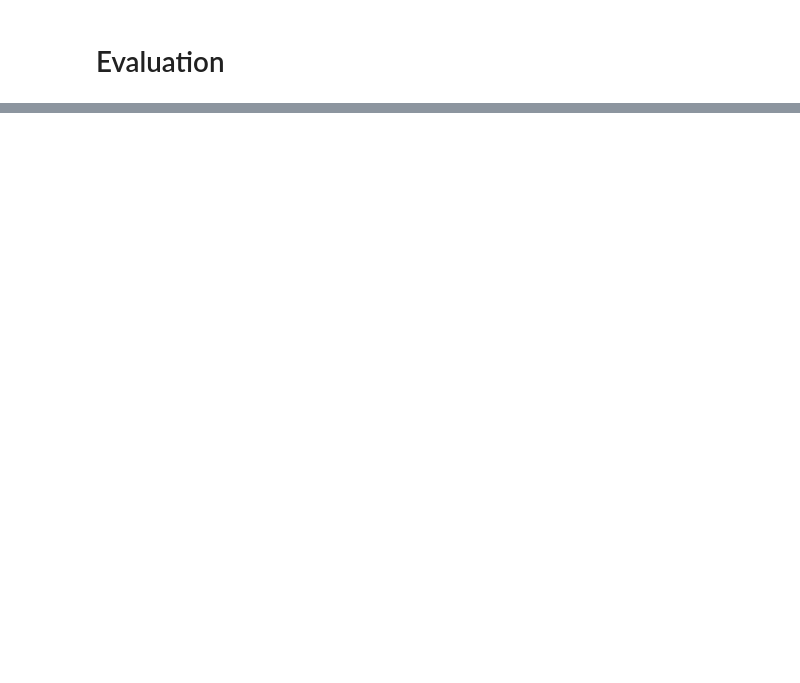
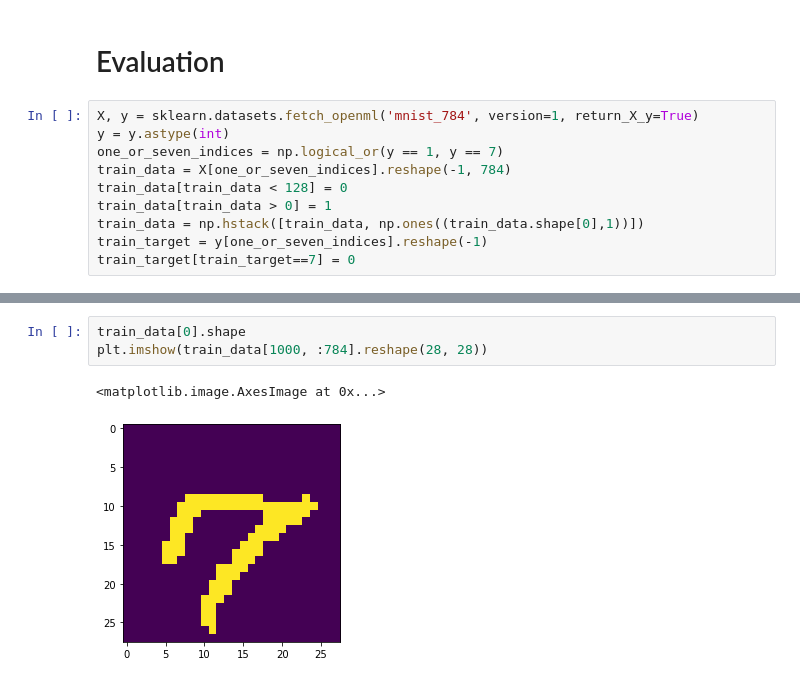
Before and after one commit to PatrikValkovic/neural-networks-step-by-step, a Jupyter notebook: 04-logistic-regression-training.ipynb, the cells around one changed output, grey strips where cells are left out. Drawn from its saved outputs; the diff is of its cells as text; blank space fills up the shorter version.

```diff
--- a/04-logistic-regression-training.ipynb
+++ b/04-logistic-regression-training.ipynb
@@ -278,2 +279,12 @@ The result is not surprising. In fact, all the algorithms look0 same so far
 # %% [markdown]
 # Evaluation
+# %%
+X, y = sklearn.datasets.fetch_openml('mnist_784', version=1, return_X_y=True)
+y = y.astype(int)
+one_or_seven_indices = np.logical_or(y == 1, y == 7)
+train_data = X[one_or_seven_indices].reshape(-1, 784)
+train_data[train_data < 128] = 0
+train_data[train_data > 0] = 1
+train_data = np.hstack([train_data, np.ones((train_data.shape[0],1))])
+train_target = y[one_or_seven_indices].reshape(-1)
+train_target[train_target==7] = 0
@@ -279,0 +451,6 @@ The result is not surprising. In fact, all the algorithms look0 same so far
+# %%
+train_data[0].shape
+plt.imshow(train_data[1000, :784].reshape(28, 28))
+# %% [output]
+<matplotlib.image.AxesImage at 0x...>
+[figure, added]
```
Also changed, not shown: parts of 12 cells of this notebook.
